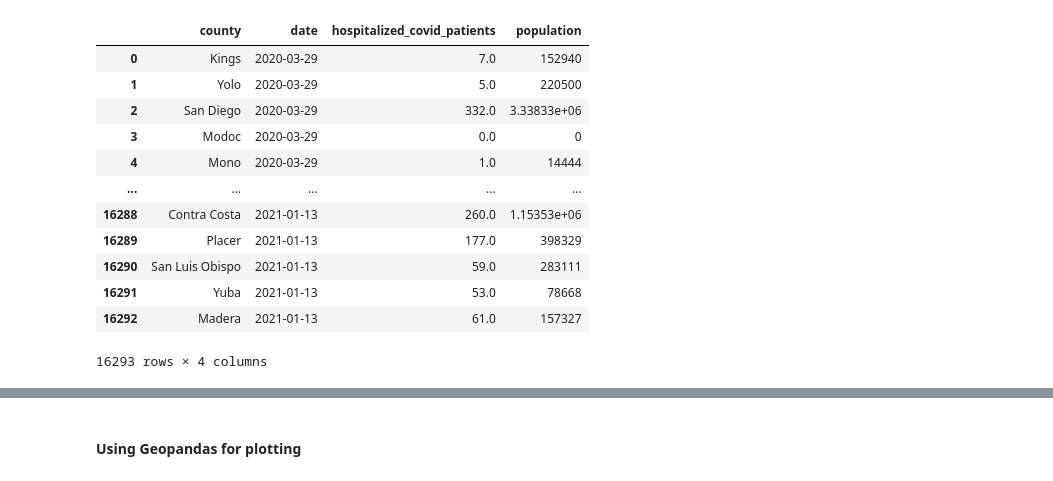
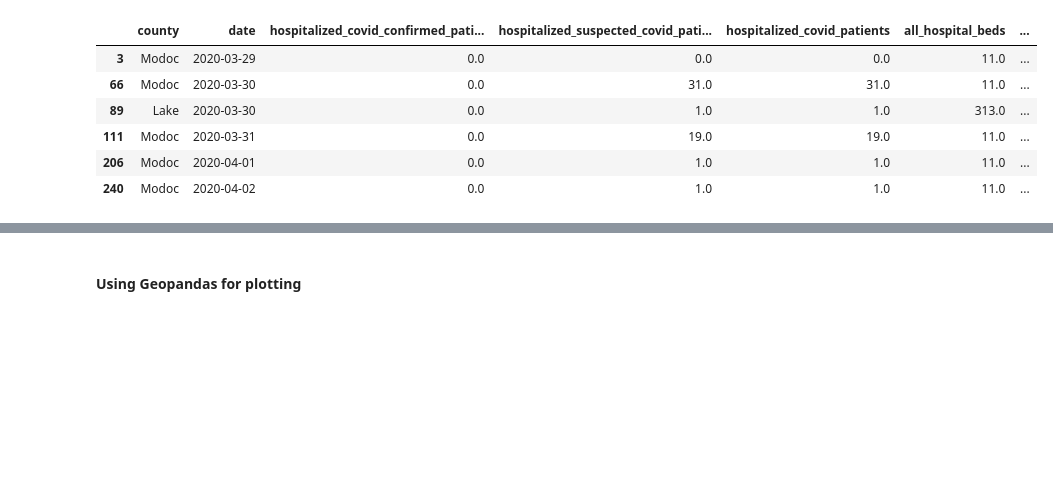
Before and after one commit to lettywu/COVID-19-vaccinations, a Jupyter notebook: rahul/EDA-Hospital by County-Rahul-Parab.ipynb, the cells around one changed output, grey strips where cells are left out. Drawn from its saved outputs; the diff is of its cells as text; code cells hidden in the pictures; blank space fills up the shorter version.

```diff
--- a/rahul/EDA-Hospital by County-Rahul-Parab.ipynb
+++ b/rahul/EDA-Hospital by County-Rahul-Parab.ipynb
@@ -109,0 +40,11 @@ df
+# %%
+# check out which rows have NULL for population
+df[df['population'].isna()]
+# %% [output]
+|  | county | date | hospitalized_covid_confirmed_pati... | hospitalized_suspected_covid_pati... | hospitalized_covid_patients | all_hospital_beds | ... |
+| 3 | Modoc | 2020-03-29 | 0.0 | 0.0 | 0.0 | 11.0 | ... |
+| 66 | Modoc | 2020-03-30 | 0.0 | 31.0 | 31.0 | 11.0 | ... |
+| 89 | Lake | 2020-03-30 | 0.0 | 1.0 | 1.0 | 313.0 | ... |
+| 111 | Modoc | 2020-03-31 | 0.0 | 19.0 | 19.0 | 11.0 | ... |
+| 206 | Modoc | 2020-04-01 | 0.0 | 1.0 | 1.0 | 11.0 | ... |
+| 240 | Modoc | 2020-04-02 | 0.0 | 1.0 | 1.0 | 11.0 | ... |
@@ -111,17 +57 @@ df
 df_raw = df[['county','date','hospitalized_covid_patients','population']]
-# %%
-df_raw
-# %% [output]
-|  | county | date | hospitalized_covid_patients | population |
-| 0 | Kings | 2020-03-29 | 7.0 | 152940 |
-| 1 | Yolo | 2020-03-29 | 5.0 | 220500 |
-| 2 | San Diego | 2020-03-29 | 332.0 | 3.33833e+06 |
-| 3 | Modoc | 2020-03-29 | 0.0 | 0 |
-| 4 | Mono | 2020-03-29 | 1.0 | 14444 |
-| ... | ... | ... | ... | ... |
-| 16288 | Contra Costa | 2021-01-13 | 260.0 | 1.15353e+06 |
-| 16289 | Placer | 2021-01-13 | 177.0 | 398329 |
-| 16290 | San Luis Obispo | 2021-01-13 | 59.0 | 283111 |
-| 16291 | Yuba | 2021-01-13 | 53.0 | 78668 |
-| 16292 | Madera | 2021-01-13 | 61.0 | 157327 |
-16293 rows × 4 columns
```
Also changed, not shown: parts of 25 cells of this notebook, 2 other files.
